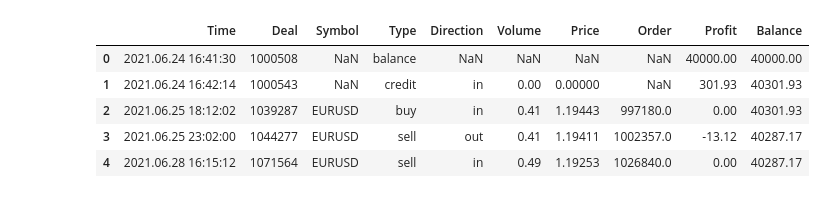
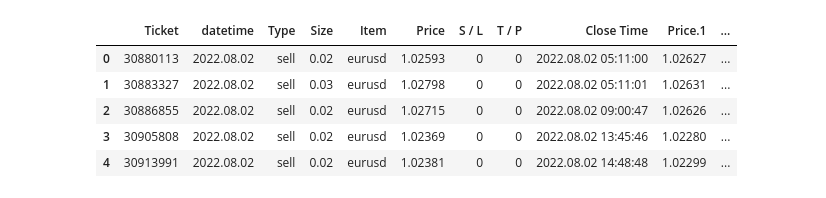
Before and after one commit to samueltg92/ALGORITHMIC-TRADING-PROJECTS, a Jupyter notebook: quantstats/roboforex stats.ipynb, the cells around one changed output. Saved outputs shown, nothing was run; the diff lists cells and outputs as text; code cells hidden in the pictures.

```diff
--- a/quantstats/roboforex stats.ipynb
+++ b/quantstats/roboforex stats.ipynb
@@ -8,16 +8,16 @@ qs.extend_pandas()
 # %%
 # leer archivo de excel
 
-roboforex_history = pd.read_excel('ReportHistory-2112117.xlsx')
+roboforex_history = pd.read_excel('Roboforex_mt4.xlsx')
 #roboforex_history =roboforex_history.replace(0.00,np.nan).dropna(axis=1,how="all")
 roboforex_history.head()
 # %% [output]
-|  | Time | Deal | Symbol | Type | Direction | Volume | Price | Order | Profit | Balance |
-| 0 | 2021.06.24 16:41:30 | 1000508 | NaN | balance | NaN | NaN | NaN | NaN | 40000.00 | 40000.00 |
-| 1 | 2021.06.24 16:42:14 | 1000543 | NaN | credit | in | 0.00 | 0.00000 | NaN | 301.93 | 40301.93 |
-| 2 | 2021.06.25 18:12:02 | 1039287 | EURUSD | buy | in | 0.41 | 1.19443 | 997180.0 | 0.00 | 40301.93 |
-| 3 | 2021.06.25 23:02:00 | 1044277 | EURUSD | sell | out | 0.41 | 1.19411 | 1002357.0 | -13.12 | 40287.17 |
-| 4 | 2021.06.28 16:15:12 | 1071564 | EURUSD | sell | in | 0.49 | 1.19253 | 1026840.0 | 0.00 | 40287.17 |
+|  | Ticket | datetime | Type | Size | Item | Price | S / L | T / P | Close Time | Price.1 | ... |
+| 0 | 30880113 | 2022.08.02 | sell | 0.02 | eurusd | 1.02593 | 0 | 0 | 2022.08.02 05:11:00 | 1.02627 | ... |
+| 1 | 30883327 | 2022.08.02 | sell | 0.03 | eurusd | 1.02798 | 0 | 0 | 2022.08.02 05:11:01 | 1.02631 | ... |
+| 2 | 30886855 | 2022.08.02 | sell | 0.02 | eurusd | 1.02715 | 0 | 0 | 2022.08.02 09:00:47 | 1.02626 | ... |
+| 3 | 30905808 | 2022.08.02 | sell | 0.02 | eurusd | 1.02369 | 0 | 0 | 2022.08.02 13:45:46 | 1.02280 | ... |
+| 4 | 30913991 | 2022.08.02 | sell | 0.02 | eurusd | 1.02381 | 0 | 0 | 2022.08.02 14:48:48 | 1.02299 | ... |
 # %%
 # crear columna con nombre de "pct" y aplicarle un calculo de cambio porcentual a la columna de balance
 
```
Also changed, not shown: parts of 8 cells of this notebook, 3 other files.
